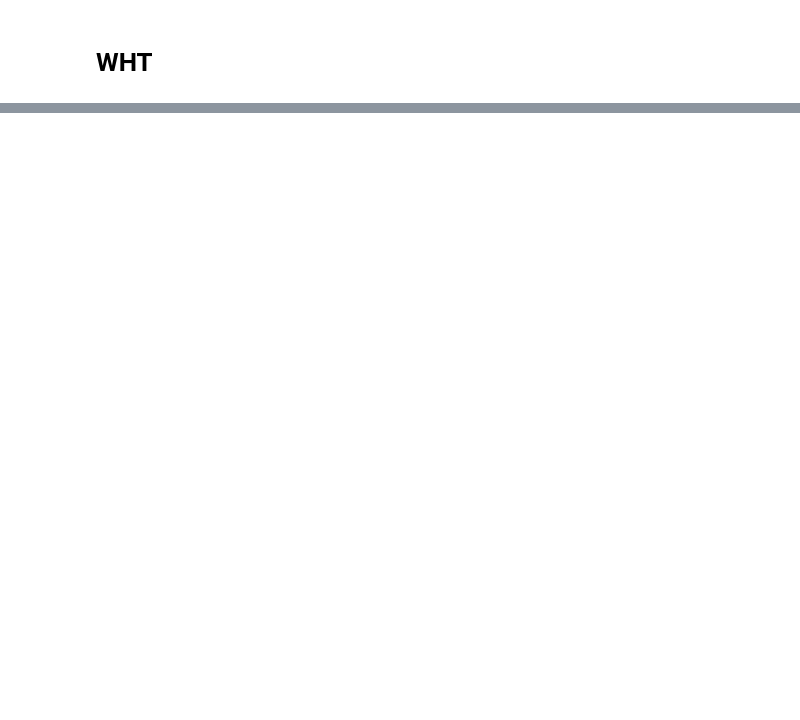
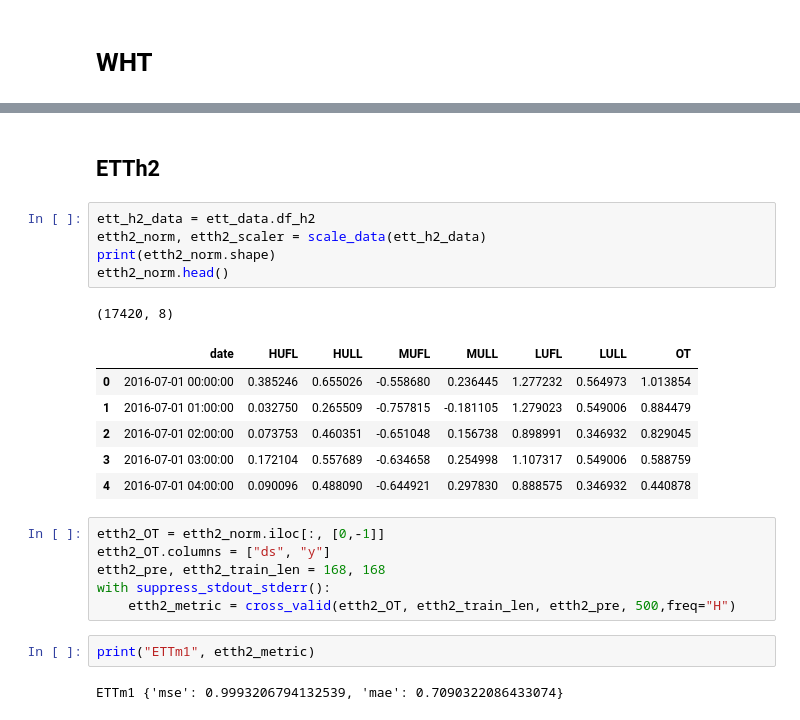
Before and after one commit to happys2333/DL-Project-2022, a Jupyter notebook: train/pred_prophet.ipynb, the cells around one changed output, grey strips where cells are left out. Cells and saved outputs as stored; diff of their text form; blank space fills up the shorter version.

```diff
--- a/train/pred_prophet.ipynb
+++ b/train/pred_prophet.ipynb
@@ -134,0 +209,25 @@ print(metric)
+# %% [markdown]
+## ETTh2
+# %%
+ett_h2_data = ett_data.df_h2
+etth2_norm, etth2_scaler = scale_data(ett_h2_data)
+print(etth2_norm.shape)
+etth2_norm.head()
+# %% [output]
+(17420, 8)
+|  | date | HUFL | HULL | MUFL | MULL | LUFL | LULL | OT |
+| 0 | 2016-07-01 00:00:00 | 0.385246 | 0.655026 | -0.558680 | 0.236445 | 1.277232 | 0.564973 | 1.013854 |
+| 1 | 2016-07-01 01:00:00 | 0.032750 | 0.265509 | -0.757815 | -0.181105 | 1.279023 | 0.549006 | 0.884479 |
+| 2 | 2016-07-01 02:00:00 | 0.073753 | 0.460351 | -0.651048 | 0.156738 | 0.898991 | 0.346932 | 0.829045 |
+| 3 | 2016-07-01 03:00:00 | 0.172104 | 0.557689 | -0.634658 | 0.254998 | 1.107317 | 0.549006 | 0.588759 |
+| 4 | 2016-07-01 04:00:00 | 0.090096 | 0.488090 | -0.644921 | 0.297830 | 0.888575 | 0.346932 | 0.440878 |
+# %%
+etth2_OT = etth2_norm.iloc[:, [0,-1]]
+etth2_OT.columns = ["ds", "y"]
+etth2_pre, etth2_train_len = 168, 168
+with suppress_stdout_stderr():
+    etth2_metric = cross_valid(etth2_OT, etth2_train_len, etth2_pre, 500,freq="H")
+# %%
+print("ETTm1", etth2_metric)
+# %% [output]
+ETTm1 {'mse': 0.9993206794132539, 'mae': 0.7090322086433074}
```
Also changed, not shown: parts of 15 cells of this notebook.
